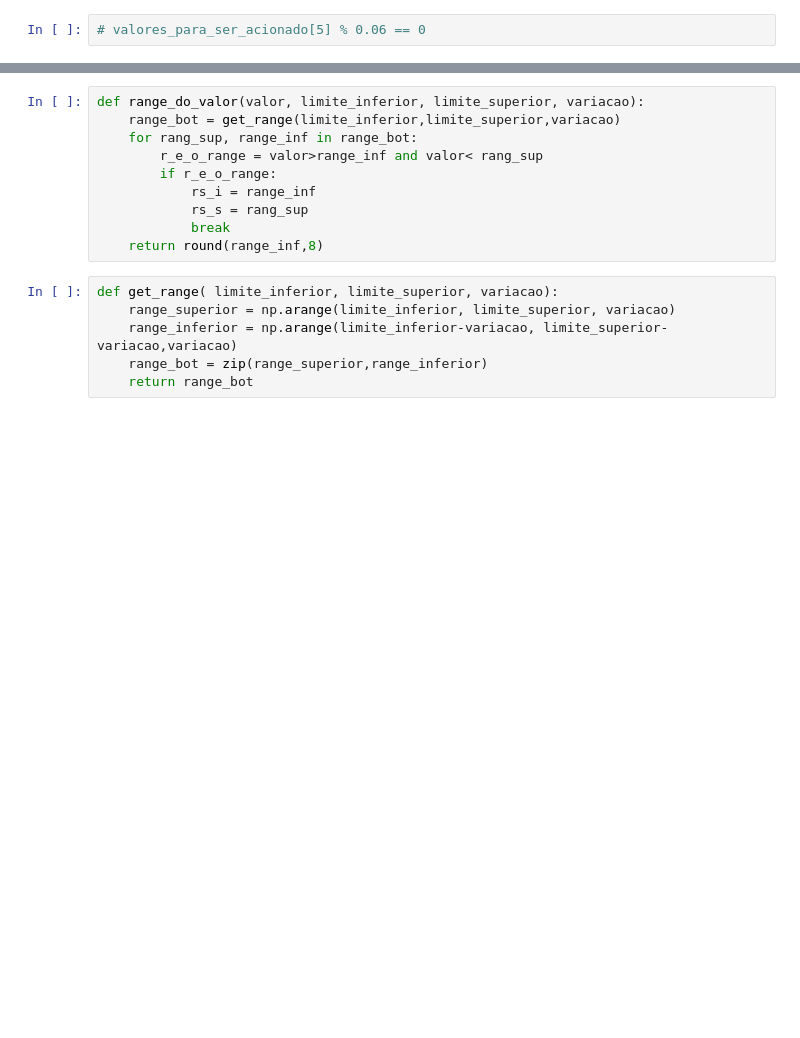
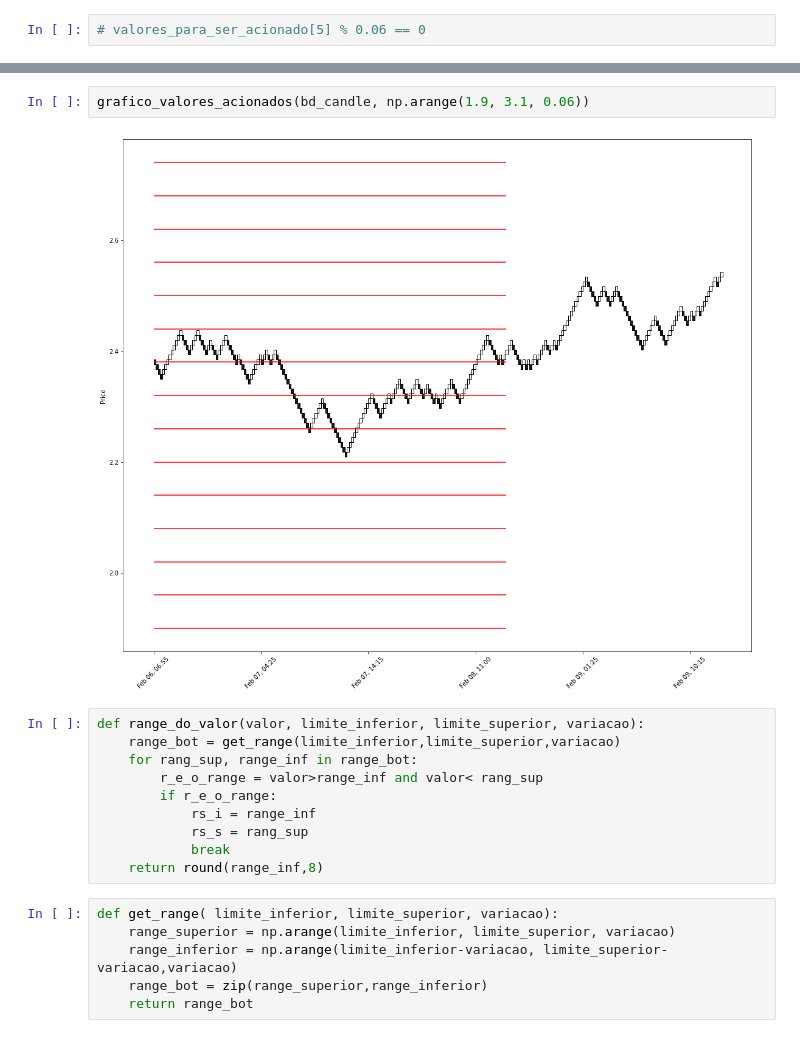
Before and after one commit to jmarcolan/mercado_bitcoin, a Jupyter notebook: Conferindo.ipynb, the cells around one changed output, grey strips where cells are left out. Cells and saved outputs as stored; diff of their text form; blank space fills up the shorter version.

```diff
--- a/Conferindo.ipynb
+++ b/Conferindo.ipynb
@@ -53,3 +55,7 @@ for linha in ls_valeos:
+# %%
+grafico_valores_acionados(bd_candle, np.arange(1.9, 3.1, 0.06))
+# %% [output]
+[figure, added]
 # %%
 def range_do_valor(valor, limite_inferior, limite_superior, variacao):
     range_bot = get_range(limite_inferior,limite_superior,variacao)
```
Also changed, not shown: parts of 10 cells of this notebook, 4 other files.
